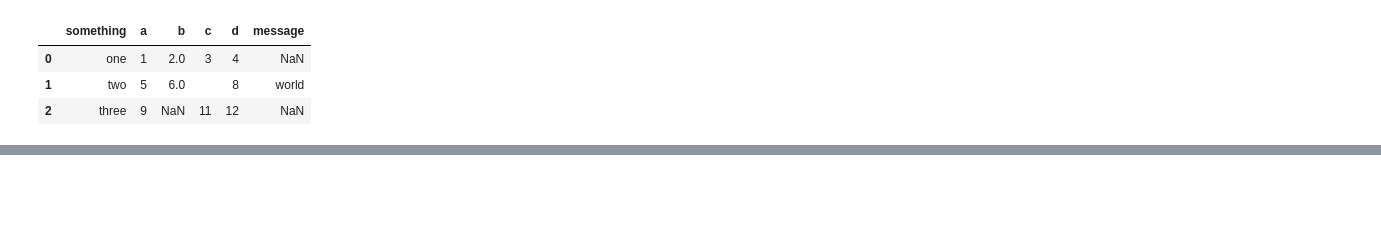
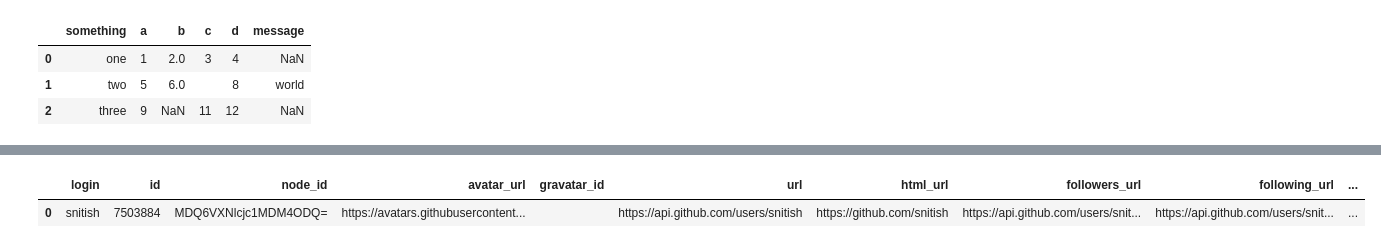
Before and after one commit to Kuvuklija/Python_Yas_Makkini, a Jupyter notebook: 6_ReadWriteFiles.ipynb, the cells around one changed output, grey strips where cells are left out. Drawn from its saved outputs; the diff is of its cells as text; code cells hidden in the pictures; blank space fills up the shorter version.

```diff
--- a/6_ReadWriteFiles.ipynb
+++ b/6_ReadWriteFiles.ipynb
@@ -134,0 +557,38 @@ pd.read_csv('/home/vk/Python_Source/pydata-book/examples/ex5.csv', na_values=sen
+# %%
+##########  INTERECTION WITH HTML AND WEB API #############
+import pandas as pd
+import numpy as np
+import requests as rq
+
+url = "https://api.github.com/repos/pandas-dev/pandas/issues"
+resp = rq.get(url)
+resp.raise_for_status()
+data = resp.json()
+data[1]["user"] # block 1 node "user"
+
+issues = pd.DataFrame(data, columns=['number', 'user', 'title'])
+issues
+"""
+	number 	user 	title
+0 	60752 	{'login': 'snitish', 'id': 7503884, 'node_id':... 	ENH: Support skipna parameter in GroupBy min, ...
+1 	60750 	{'login': 'sf-dcp', 'id': 144725249, 'node_id'... 	BUG: `pd.Series.isnumeric()` doesn't work on d...
+2 	60748 	{'login': 'gmcrocetti', 'id': 24530683, 'node_... 	refactor: deprecate usage of `cursor.execute` ...
+3 	60747 	{'login': 'agriyakhetarpal', 'id': 74401230, '... 	DOC: Reinstate the JupyterLite-based live shel...
+4 	60744 	{'login': 'kosiew', 'id': 29057562, 'node_id':... 	BUG: Ensure to_datetime raises errors for out-...
+5 	60740 	{'login': 'behrenhoff', 'id': 1408034, 'node_i... 	BUG: stack with future_stack=True and empty list"""
+
+logins = issues["user"][:3]
+"""
+0    {'login': 'snitish', 'id': 7503884, 'node_id':...
+1    {'login': 'sf-dcp', 'id': 144725249, 'node_id'...
+2    {'login': 'gmcrocetti', 'id': 24530683, 'node_..."""
+
+logins[0]["login"] # snitish
+logins[0] # dictionary
+pd.DataFrame(logins[0], index = [0])
+"""
+ 	login 	      id 	       node_id 	              avatar_url 	                                        gravatar_id 	url 	html_url 	followers_url 	following_url 	gists_url 	starred_url 	subscriptions_url 	organizations_url 	repos_url 	events_url 	received_events_url 	type 	user_view_type 	site_admin
+0 	snitish 	7503884 	MDQ6VXNlcjc1MDM4ODQ= 	https://avatars.githubusercontent.com/u/750388... 		https://api.github.com/users/snitish 	https://github.com/snitish 	https://api.github.com/users/snitish/followers 	https://api.github.com/users/snitish/following... 	https://api.github.com/users/snitish/gists{/gi... 	https://api.github.com/users/snitish/starred{/... 	https://api.github.com/users/snitish/subscript... 	https://api.github.com/users/snitish/orgs 	https://api.github.com/users/snitish/repos 	https://api.github.com/users/snitish/events{/p... 	https://api.github.com/users/snitish/received_... 	User 	public 	False"""
+# %% [output]
+|  | login | id | node_id | avatar_url | gravatar_id | url | html_url | followers_url | following_url | ... |
+| 0 | snitish | 7503884 | MDQ6VXNlcjc1MDM4ODQ= | https://avatars.githubusercontent... |  | https://api.github.com/users/snitish | https://github.com/snitish | https://api.github.com/users/snit... | https://api.github.com/users/snit... | ... |
```
Also changed, not shown: parts of 8 cells of this notebook, 2 other files.
